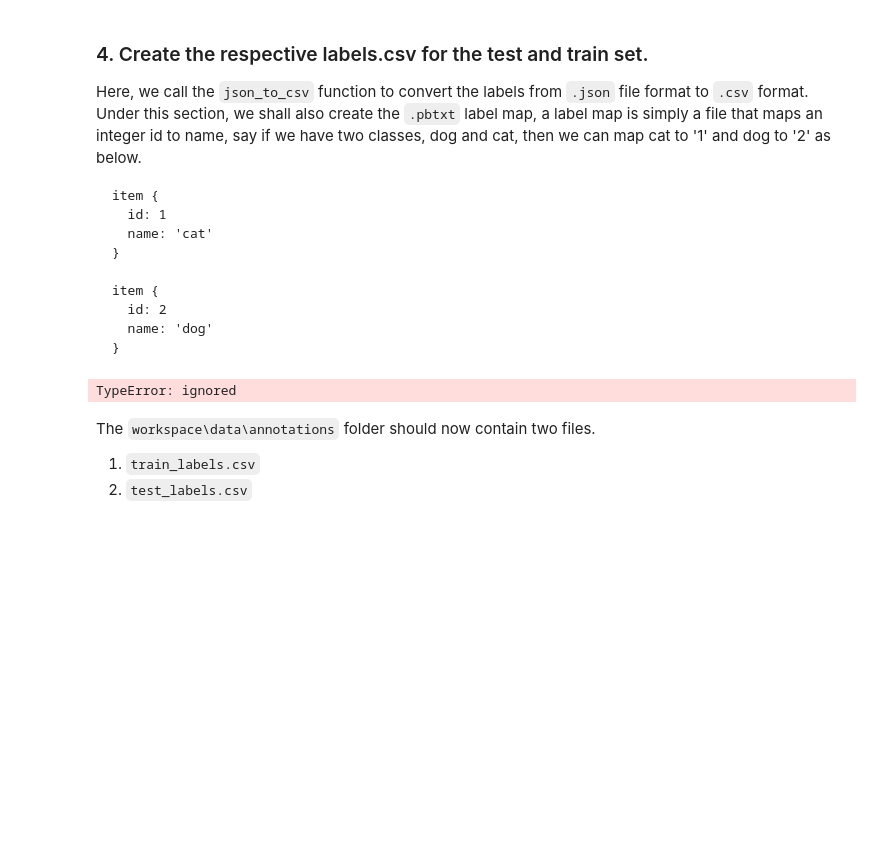
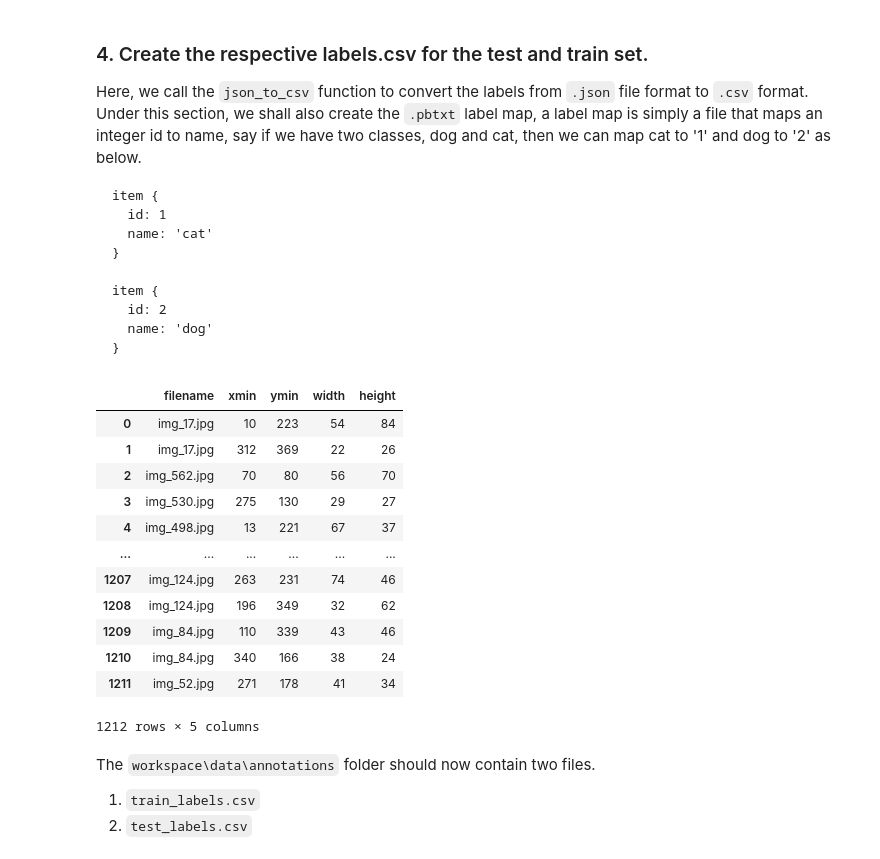
Before and after one commit to MwasaGorret/UIPE-KATUNDA, a Jupyter notebook: Copy_of_Object_Detection_Environment_Setup_and_Creating_TFRecords_(Part_Two)_ipynb.ipynb, the cells around one changed output. Cells and saved outputs as stored; diff of their text form; code cells hidden in the pictures; blank space fills up the shorter version.

````diff
--- a/Copy_of_Object_Detection_Environment_Setup_and_Creating_TFRecords_(Part_Two)_ipynb.ipynb
+++ b/Copy_of_Object_Detection_Environment_Setup_and_Creating_TFRecords_(Part_Two)_ipynb.ipynb
@@ -601,3 +593,51 @@ item {
   name: 'dog'
 }
 ```
+# %%
+import json
+import pandas as pd
+
+
+def extract_key_value_pairs(json_object):
+  """
+  This functions takes a json object and returns a dataframe of the required
+  key value pairs as columns and the values as rows.
+  """
+
+  json_objects = json.load(json_object)
+  df = pd.DataFrame(columns=['filename','xmin','ymin','width','height'])
+  for json_object in json_objects:
+    filename = json_object['External ID']
+    try:
+      labels = json_object["Label"]["objects"]
+    except:
+      continue
+
+    for object_ in labels:
+      bbox = object_['bbox']
+      xmin = bbox['top']
+      ymin = bbox['left']
+      width = bbox['width']
+      height = bbox['height']
+
+      df = df.append({'filename':filename, 'xmin':xmin, 'ymin':ymin, 'width':width, 'height':height},ignore_index=True)
+  return df
+# %%
+f = open("/content/object_detection/dataset/labels.json", "rb")
+df = extract_key_value_pairs(f)
+f.close()
+df
+# %% [output]
+|  | filename | xmin | ymin | width | height |
+| 0 | img_17.jpg | 10 | 223 | 54 | 84 |
+| 1 | img_17.jpg | 312 | 369 | 22 | 26 |
+| 2 | img_562.jpg | 70 | 80 | 56 | 70 |
+| 3 | img_530.jpg | 275 | 130 | 29 | 27 |
+| 4 | img_498.jpg | 13 | 221 | 67 | 37 |
+| ... | ... | ... | ... | ... | ... |
+| 1207 | img_124.jpg | 263 | 231 | 74 | 46 |
+| 1208 | img_124.jpg | 196 | 349 | 32 | 62 |
+| 1209 | img_84.jpg | 110 | 339 | 43 | 46 |
+| 1210 | img_84.jpg | 340 | 166 | 38 | 24 |
+| 1211 | img_52.jpg | 271 | 178 | 41 | 34 |
+1212 rows × 5 columns
@@ -604,4 +690,7 @@ item {
 # %%
+import json
+import pandas as pd
+
 # train_labels.csv
 # 1. Initialize the variable arguments for the conversion function.
 images_dir = r'/content/object_detection/dataset/images'
@@ -609,10 +698,10 @@ annotations_dir = r'/content/object_detection/workspace/data/annotations'
 labels_path = r'/content/object_detection/dataset/labels.json'
 label_file_name = 'train_labels.csv'
 
+coco_data_to_csv(files, images_dir, labels_path, annotations_dir, label_file_name)
+
 # 2. Call the conversion function.
-json_to_csv(train, images_dir, labels_path, annotations_dir, label_file_name)
+coco_data_to_csv(train, images_dir, labels_path, annotations_dir, label_file_name)
-# %% [output]
-TypeError: ignored
 # %%
 # [TODO]
 # 3. Perform the conversion for the test set.
````
Also changed, not shown: parts of 7 cells of this notebook.
